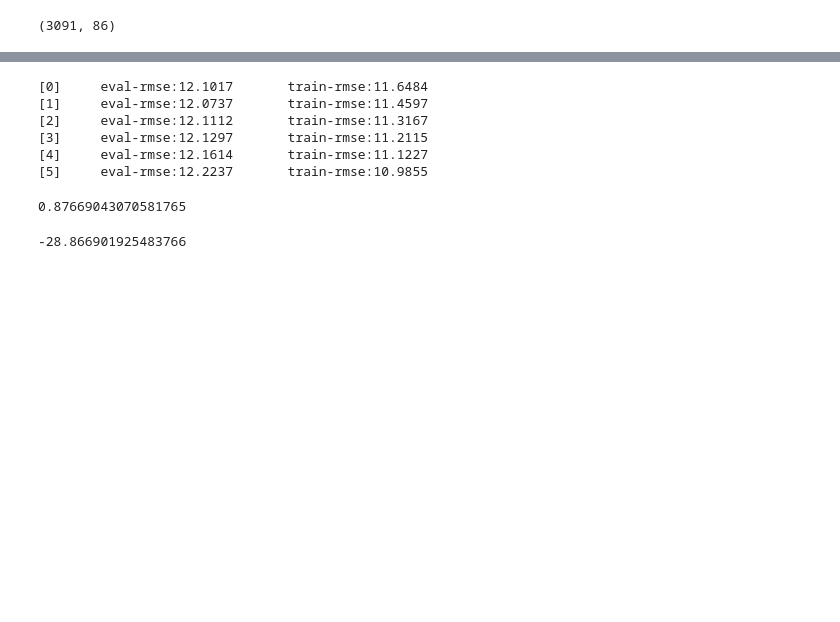
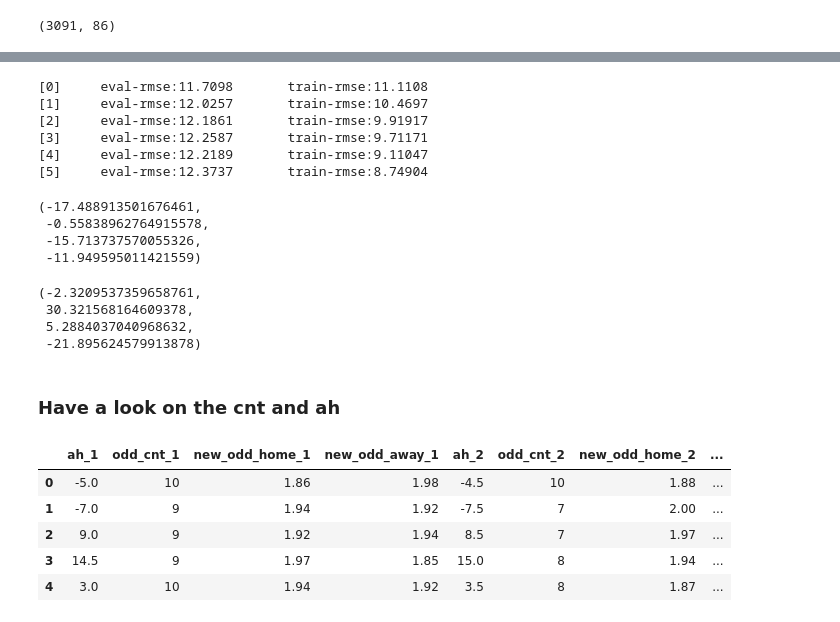
Before and after one commit to ccuulinay/playing_nba, a Jupyter notebook: nba_odds_analysis/ah_odds_go_thru.ipynb, the cells around one changed output, grey strips where cells are left out. Saved outputs shown, nothing was run; the diff lists cells and outputs as text; code cells hidden in the pictures; blank space fills up the shorter version.

```diff
--- a/nba_odds_analysis/ah_odds_go_thru.ipynb
+++ b/nba_odds_analysis/ah_odds_go_thru.ipynb
@@ -133,14 +133,15 @@ ah_df.head()
 | 4 | 3.0 | 3.5 | 2.5 | 2.0 | Brooklyn Nets | 2015-02-21 05:30:00 | Los Angeles Lakers | 1.92 | 1.94 | ... |
 5 rows × 38 columns
 # %%
-ah_df.drop("odd_home_1", axis=1, inplace=True)
-ah_df.drop("odd_home_2", axis=1, inplace=True)
-ah_df.drop("odd_home_3", axis=1, inplace=True)
-ah_df.drop("odd_home_4", axis=1, inplace=True)
-ah_df.drop("odd_away_1", axis=1, inplace=True)
-ah_df.drop("odd_away_2", axis=1, inplace=True)
-ah_df.drop("odd_away_3", axis=1, inplace=True)
-ah_df.drop("odd_away_4", axis=1, inplace=True)
+# ah_df.drop("odd_home_1", axis=1, inplace=True)
+# ah_df.drop("odd_home_2", axis=1, inplace=True)
+# ah_df.drop("odd_home_3", axis=1, inplace=True)
+# ah_df.drop("odd_home_4", axis=1, inplace=True)
+# ah_df.drop("odd_away_1", axis=1, inplace=True)
+# ah_df.drop("odd_away_2", axis=1, inplace=True)
+# ah_df.drop("odd_away_3", axis=1, inplace=True)
+# ah_df.drop("odd_away_4", axis=1, inplace=True)
+ah_df.drop(['odd_home_1', 'odd_home_2', 'odd_home_3', 'odd_home_4', 'odd_away_1', 'odd_away_2', 'odd_away_3', 'odd_away_4'], axis=1, inplace=True)
 # %%
 ah_df.head()
 # %% [output]
@@ -449,16 +458,16 @@ x_train, x_test, y_train, y_test = train_test_split(train_data,train_label[:,4],
 data_train = xgb.DMatrix(x_train, label=y_train)
 data_test = xgb.DMatrix(x_test, label=y_test)
 watch_list = [(data_test, 'eval'), (data_train, 'train')]
-param = {'max_depth': 3, 'eta': 1, 'silent': 1, 'objective': 'reg:linear'}
+param = {'max_depth': 6, 'eta': 1, 'silent': 1, 'objective': 'reg:linear'}
 bst = xgb.train(param, data_train, num_boost_round=6, evals=watch_list)
 y_hat = bst.predict(data_test)
 # %% [output]
-[0]     eval-rmse:12.1017       train-rmse:11.6484
-[1]     eval-rmse:12.0737       train-rmse:11.4597
-[2]     eval-rmse:12.1112       train-rmse:11.3167
-[3]     eval-rmse:12.1297       train-rmse:11.2115
-[4]     eval-rmse:12.1614       train-rmse:11.1227
-[5]     eval-rmse:12.2237       train-rmse:10.9855
+[0]     eval-rmse:11.7098       train-rmse:11.1108
+[1]     eval-rmse:12.0257       train-rmse:10.4697
+[2]     eval-rmse:12.1861       train-rmse:9.91917
+[3]     eval-rmse:12.2587       train-rmse:9.71171
+[4]     eval-rmse:12.2189       train-rmse:9.11047
+[5]     eval-rmse:12.3737       train-rmse:8.74904
 # %%
 payout_df = pd.DataFrame(x_test, columns=adjusted_x_cols)
 payout_df['predict_subscore'] = y_hat
@@ -466,9 +475,15 @@ payout_df['home_win'] = home_win
 payout_df['sub_score'] = sub_score
 payout_df.head()
 payout_df['payout_1'] = payout_df.apply(lambda x : calculat_payout(x), axis=1)
-payout_df.payout_1.sum()
+payout_df['payout_2'] = payout_df.apply(lambda x : calculat_payout(x, num=2), axis=1)
+payout_df['payout_3'] = payout_df.apply(lambda x : calculat_payout(x, num=3), axis=1)
+payout_df['payout_4'] = payout_df.apply(lambda x : calculat_payout(x, num=4), axis=1)
+payout_df.payout_1.sum(), payout_df.payout_2.sum(),payout_df.payout_3.sum(),payout_df.payout_4.sum()
 # %% [output]
-0.87669043070581765
+(-17.488913501676461,
+ -0.55838962764915578,
+ -15.713737570055326,
+ -11.949595011421559)
 # %%
 # Build a linear regressor for subscore
 from sklearn.linear_model import LinearRegression
@@ -488,6 +503,38 @@ payout_df['home_win'] = home_win
 payout_df['sub_score'] = sub_score
 payout_df.head()
 payout_df['payout_1'] = payout_df.apply(lambda x : calculat_payout(x), axis=1)
-payout_df.payout_1.sum()
+payout_df['payout_2'] = payout_df.apply(lambda x : calculat_payout(x, num=2), axis=1)
+payout_df['payout_3'] = payout_df.apply(lambda x : calculat_payout(x, num=3), axis=1)
+payout_df['payout_4'] = payout_df.apply(lambda x : calculat_payout(x, num=4), axis=1)
+payout_df.payout_1.sum(), payout_df.payout_2.sum(),payout_df.payout_3.sum(),payout_df.payout_4.sum()
 # %% [output]
--28.866901925483766
+(-2.3209537359658761,
+ 30.321568164609378,
+ 5.2884037040968632,
+ -21.895624579913878)
+# %% [markdown]
+### Have a look on the cnt and ah
+# %%
+ah_df[[u'ah_1',
+ u'odd_cnt_1',
+ 'new_odd_home_1',
+ 'new_odd_away_1',
+ u'ah_2',
+ u'odd_cnt_2',
+ 'new_odd_home_2',
+ 'new_odd_away_2',
+ u'ah_3',
+ u'odd_cnt_3',
+ 'new_odd_home_3',
+ 'new_odd_away_3',
+ u'ah_4',
+ u'odd_cnt_4',
+ 'new_odd_home_4',
+ 'new_odd_away_4']].head()
+# %% [output]
+|  | ah_1 | odd_cnt_1 | new_odd_home_1 | new_odd_away_1 | ah_2 | odd_cnt_2 | new_odd_home_2 | ... |
+| 0 | -5.0 | 10 | 1.86 | 1.98 | -4.5 | 10 | 1.88 | ... |
+| 1 | -7.0 | 9 | 1.94 | 1.92 | -7.5 | 7 | 2.00 | ... |
+| 2 | 9.0 | 9 | 1.92 | 1.94 | 8.5 | 7 | 1.97 | ... |
+| 3 | 14.5 | 9 | 1.97 | 1.85 | 15.0 | 8 | 1.94 | ... |
+| 4 | 3.0 | 10 | 1.94 | 1.92 | 3.5 | 8 | 1.87 | ... |
```
Also changed, not shown: parts of 15 cells of this notebook.
